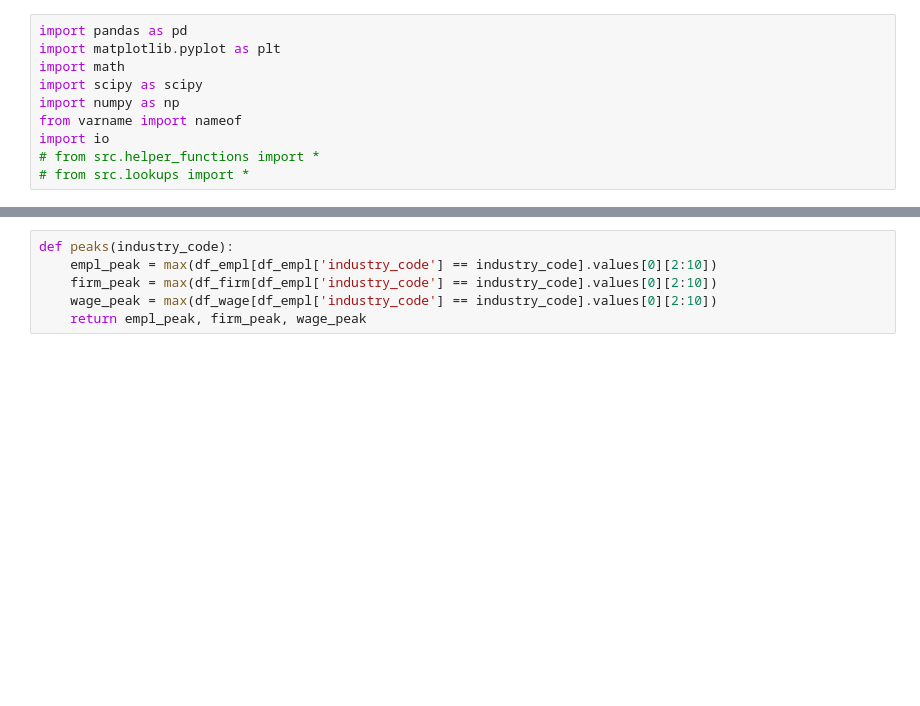
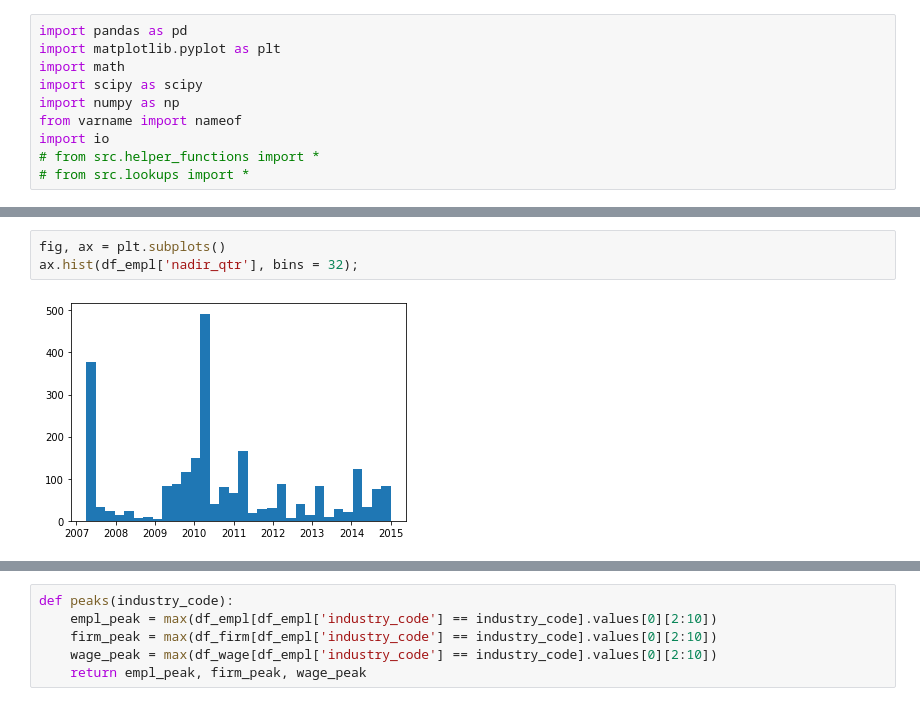
Before and after one commit to cjholcomb/recession-proof, a Jupyter notebook: data_manipulation.ipynb, the cells around one changed output, grey strips where cells are left out. Saved outputs shown, nothing was run; the diff lists cells and outputs as text; blank space fills up the shorter version.

```diff
--- a/data_manipulation.ipynb
+++ b/data_manipulation.ipynb
@@ -22,0 +148,5 @@ df_wage = df_wage.reset_index()
+# %%
+fig, ax = plt.subplots()
+ax.hist(df_empl['nadir_qtr'], bins = 32);
+# %% [output]
+[figure, added]
```
Also changed, not shown: parts of 29 cells of this notebook.
